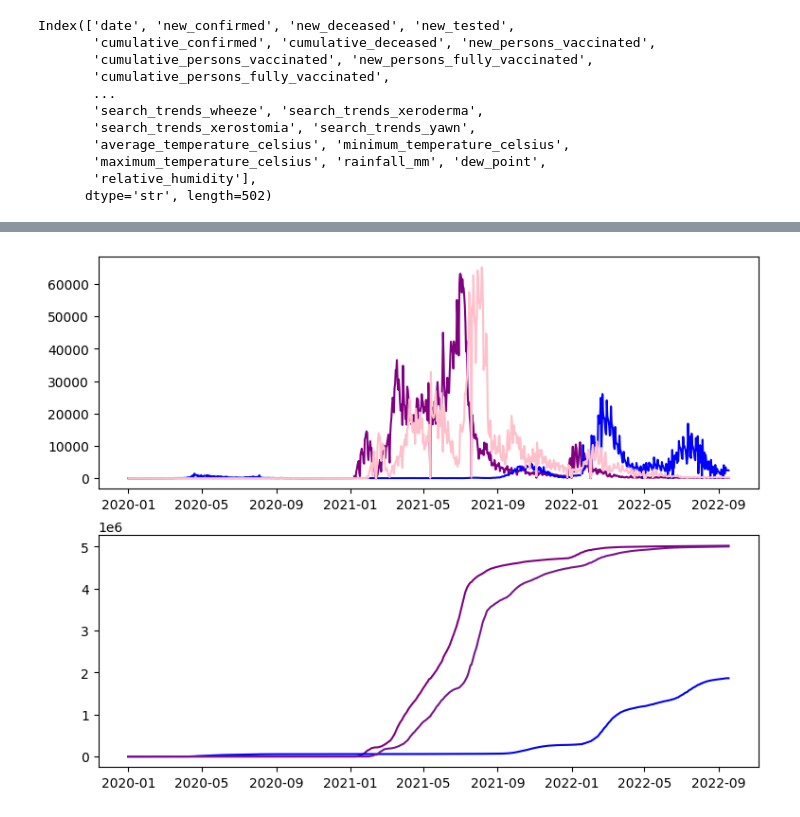
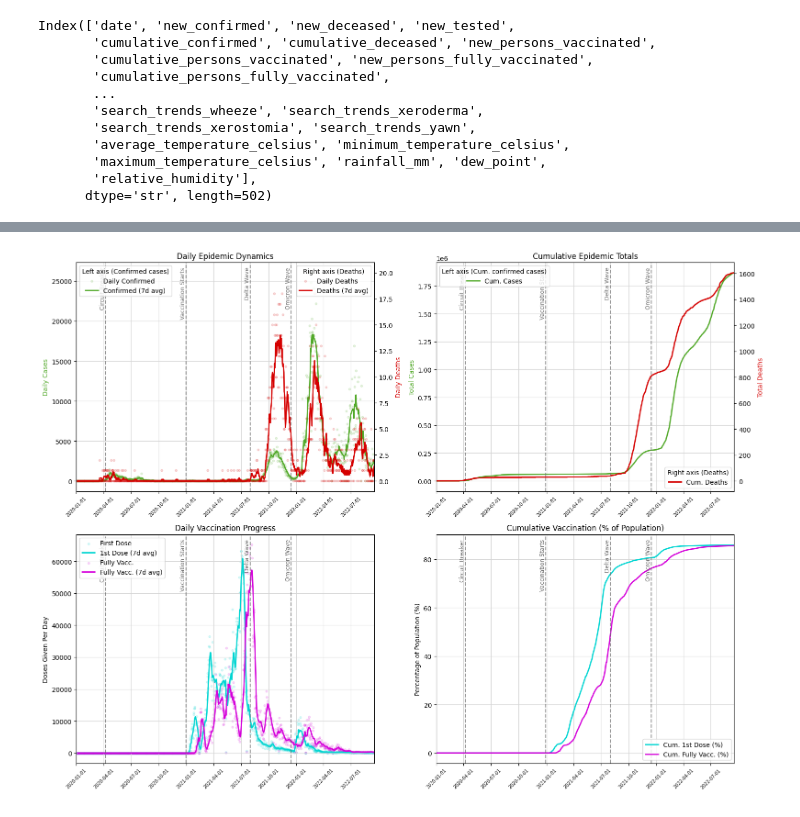
Before and after one commit to Karolcha100/Covid-19_Singapore, a Jupyter notebook: Aterien/test.ipynb, the cells around one changed output, grey strips where cells are left out. Saved outputs shown, nothing was run; the diff lists cells and outputs as text; code cells hidden in the pictures.

```diff
--- a/Aterien/test.ipynb
+++ b/Aterien/test.ipynb
@@ -72,15 +24,0 @@ simple_static_stats_plot(data,
-# %%
-def vaccination_plot(df):
-    fig, axs = plt.subplots(2,1,figsize = (9,7))
-
-    axs[0].plot(df['date'], df['new_persons_vaccinated'], color = 'purple')
-    axs[0].plot(df['date'], df["new_confirmed"], color = 'blue')
-    axs[0].plot(df['date'], df['new_persons_fully_vaccinated'], color = 'pink')
-
-    axs[1].plot(df['date'], df['cumulative_persons_vaccinated'], color = 'purple')
-    axs[1].plot(df['date'], df["cumulative_confirmed"], color = 'blue')
-    axs[1].plot(df['date'], df['cumulative_persons_fully_vaccinated'], color = '#76178E')
-
-vaccination_plot(data)
-# %% [output]
-[figure, removed]
@@ -182,0 +40,4 @@ def simple_descriptive_plots(df: pd.DataFrame, figname: str = None) -> None:
+# %%
+simple_descriptive_plots_grid(data, event_dict=sg_events, figname="Grid_Stats.png",color_dict=colors)
+# %% [output]
+[figure, added]
```
Also changed, not shown: parts of 8 cells of this notebook, 2 other files.
